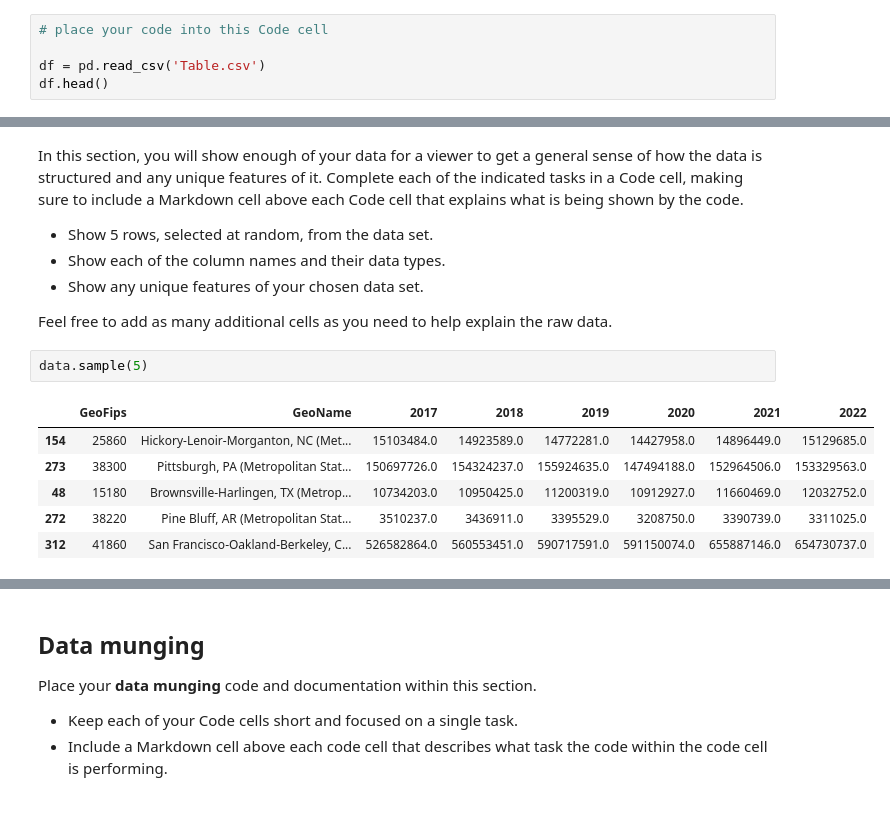
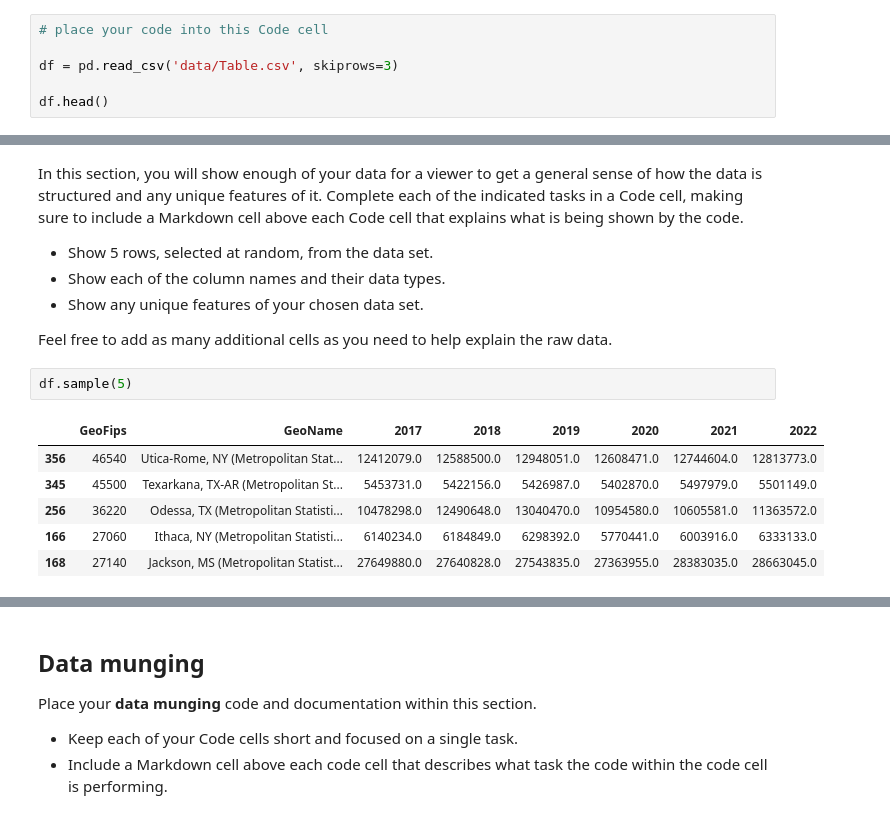
Before and after one commit to dbdesign-students-spring2024/8-pandas-exploration-VideoStorms, a Jupyter notebook: analysis.ipynb, the cells around one changed output, grey strips where cells are left out. Drawn from its saved outputs; the diff is of its cells as text.

Commit message:
Better data

```diff
--- a/analysis.ipynb
+++ b/analysis.ipynb
@@ -27,7 +18,8 @@ In this section, you will import the raw data into a `pandas` DataFrame.
 # %%
 # place your code into this Code cell
 
-df = pd.read_csv('Table.csv')
+df = pd.read_csv('data/Table.csv', skiprows=3)
+
 df.head()
 # %% [output]
 |  | GeoFips | GeoName | 2017 | 2018 | 2019 | 2020 | 2021 | 2022 |
@@ -45,12 +37,12 @@ In this section, you will show enough of your data for a viewer to get a general
 
 Feel free to add as many additional cells as you need to help explain the raw data.
 # %%
-data.sample(5)
+df.sample(5)
 # %% [output]
 |  | GeoFips | GeoName | 2017 | 2018 | 2019 | 2020 | 2021 | 2022 |
-| 154 | 25860 | Hickory-Lenoir-Morganton, NC (Met... | 15103484.0 | 14923589.0 | 14772281.0 | 14427958.0 | 14896449.0 | 15129685.0 |
-| 273 | 38300 | Pittsburgh, PA (Metropolitan Stat... | 150697726.0 | 154324237.0 | 155924635.0 | 147494188.0 | 152964506.0 | 153329563.0 |
-| 48 | 15180 | Brownsville-Harlingen, TX (Metrop... | 10734203.0 | 10950425.0 | 11200319.0 | 10912927.0 | 11660469.0 | 12032752.0 |
-| 272 | 38220 | Pine Bluff, AR (Metropolitan Stat... | 3510237.0 | 3436911.0 | 3395529.0 | 3208750.0 | 3390739.0 | 3311025.0 |
-| 312 | 41860 | San Francisco-Oakland-Berkeley, C... | 526582864.0 | 560553451.0 | 590717591.0 | 591150074.0 | 655887146.0 | 654730737.0 |
+| 356 | 46540 | Utica-Rome, NY (Metropolitan Stat... | 12412079.0 | 12588500.0 | 12948051.0 | 12608471.0 | 12744604.0 | 12813773.0 |
+| 345 | 45500 | Texarkana, TX-AR (Metropolitan St... | 5453731.0 | 5422156.0 | 5426987.0 | 5402870.0 | 5497979.0 | 5501149.0 |
+| 256 | 36220 | Odessa, TX (Metropolitan Statisti... | 10478298.0 | 12490648.0 | 13040470.0 | 10954580.0 | 10605581.0 | 11363572.0 |
+| 166 | 27060 | Ithaca, NY (Metropolitan Statisti... | 6140234.0 | 6184849.0 | 6298392.0 | 5770441.0 | 6003916.0 | 6333133.0 |
+| 168 | 27140 | Jackson, MS (Metropolitan Statist... | 27649880.0 | 27640828.0 | 27543835.0 | 27363955.0 | 28383035.0 | 28663045.0 |
 # %%
```
Also changed, not shown: parts of 21 cells of this notebook, 1 other file.
